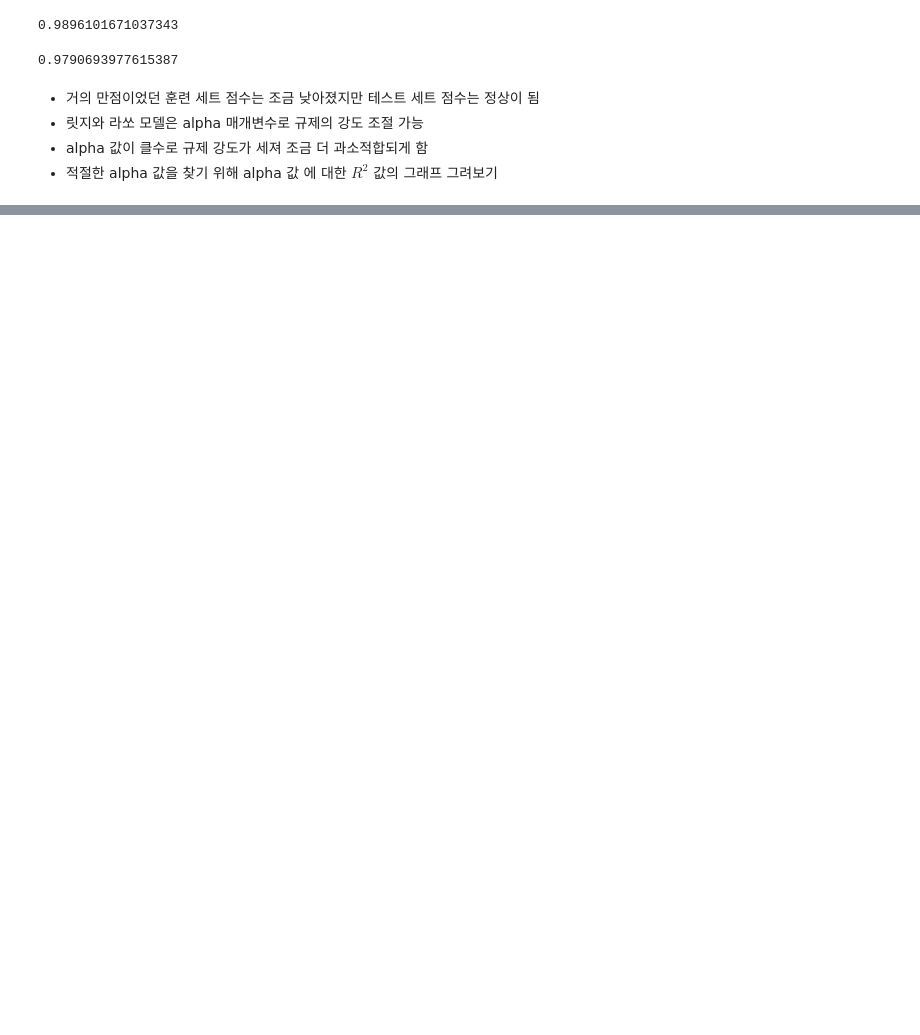
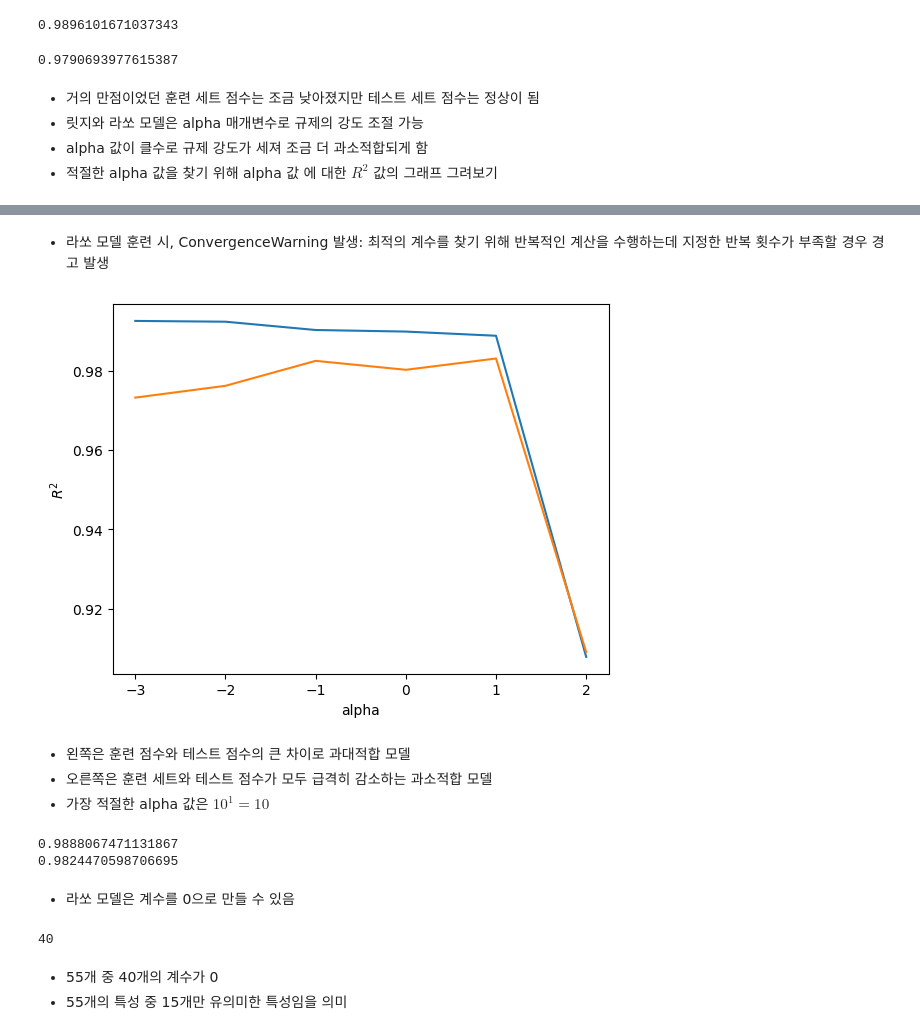
Before and after one commit to go-wt-flow/25Summer-ML, a Jupyter notebook: 03-3.ipynb, the cells around one changed output, grey strips where cells are left out. Drawn from its saved outputs; the diff is of its cells as text; code cells hidden in the pictures; blank space fills up the shorter version.

```diff
--- a/03-3.ipynb
+++ b/03-3.ipynb
@@ -216,0 +247,41 @@ plt.show()
+# %%
+train_score = []
+test_score = []
+alpha_list = [0.001, 0.01, 0.1, 1, 10, 100]
+for alpha in alpha_list:
+  lasso = Lasso(alpha=alpha, max_iter = 10000)
+  lasso.fit(train_scaled, train_target)
+  train_score.append(lasso.score(train_scaled, train_target))
+  test_score.append(lasso.score(test_scaled, test_target))
+# %% [markdown]
+- 라쏘 모델 훈련 시, ConvergenceWarning 발생: 최적의 계수를 찾기 위해 반복적인 계산을 수행하는데 지정한 반복 횟수가 부족할 경우 경고 발생
+# %%
+plt.plot(np.log10(alpha_list), train_score)
+plt.plot(np.log10(alpha_list), test_score)
+plt.xlabel('alpha')
+plt.ylabel('$R^2$')
+plt.show()
+# %% [output]
+[figure, added]
+# %% [markdown]
+- 왼쪽은 훈련 점수와 테스트 점수의 큰 차이로 과대적합 모델
+- 오른쪽은 훈련 세트와 테스트 점수가 모두 급격히 감소하는 과소적합 모델
+- 가장 적절한 alpha 값은 $10^1 = 10$
+# %%
+lasso = Lasso(alpha=10)
+lasso.fit(train_scaled, train_target)
+print(lasso.score(train_scaled, train_target))
+print(lasso.score(test_scaled, test_target))
+# %% [output]
+0.9888067471131867
+0.9824470598706695
+# %% [markdown]
+- 라쏘 모델은 계수를 0으로 만들 수 있음
+# %%
+# 계수가 0인 원소 개수 count
+print(np.sum(lasso.coef_ == 0))
+# %% [output]
+40
+# %% [markdown]
+- 55개 중 40개의 계수가 0
+- 55개의 특성 중 15개만 유의미한 특성임을 의미
```
Also changed, not shown: parts of 9 cells of this notebook.
